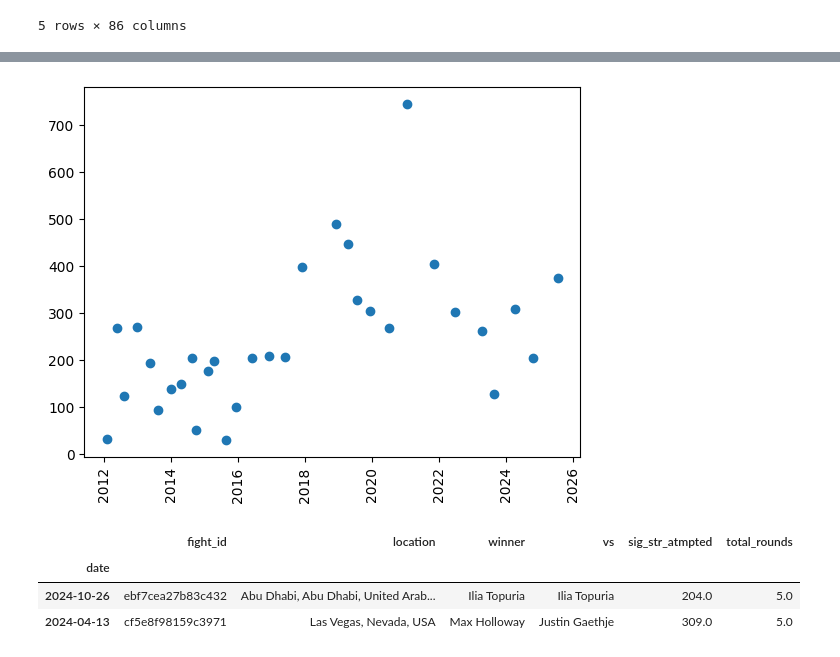
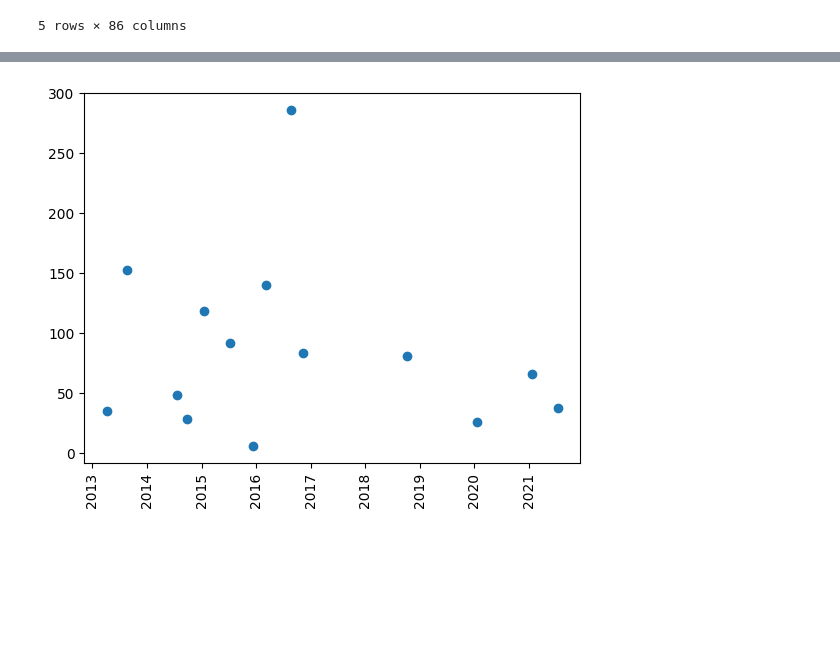
Before and after one commit to ATalaveraDev/UFC_analisys, a Jupyter notebook: notebooks/fighter.ipynb, the cells around one changed output, grey strips where cells are left out. Cells and saved outputs as stored; diff of their text form; code cells hidden in the pictures; blank space fills up the shorter version.

Commit message:
Fighter analisys

```diff
--- a/notebooks/fighter.ipynb
+++ b/notebooks/fighter.ipynb
@@ -36,19 +36,21 @@ csv_file.head()
 # %%
 events_file = pd.read_csv('../data/event_details.csv')
 
-df_holloway = pd.concat([
-    csv_file.loc[csv_file["r_name"] == "Max Holloway", ["fight_id", "b_name", "r_sig_str_atmpted", "total_rounds"]].rename(columns={"r_id": "id", "b_name": "vs", "r_sig_str_atmpted": "sig_str_atmpted"}),
-    csv_file.loc[csv_file["b_name"] == "Max Holloway", ["fight_id", "r_name", "b_sig_str_atmpted", "total_rounds"]].rename(columns={"b_id": "id", "r_name": "vs", "b_sig_str_atmpted": "sig_str_atmpted"})
+fighter = 'Conor McGregor'
+
+df_fighter = pd.concat([
+    csv_file.loc[csv_file["r_name"] == fighter, ["fight_id", "b_name", "r_sig_str_atmpted", "total_rounds"]].rename(columns={"r_id": "id", "b_name": "vs", "r_sig_str_atmpted": "sig_str_atmpted"}),
+    csv_file.loc[csv_file["b_name"] == fighter, ["fight_id", "r_name", "b_sig_str_atmpted", "total_rounds"]].rename(columns={"b_id": "id", "r_name": "vs", "b_sig_str_atmpted": "sig_str_atmpted"})
 ], ignore_index=True)
 
-max_holloway_stats = pd.merge(
+fighter_strk_atmptd_stats = pd.merge(
   events_file[['fight_id', 'location', 'date', 'winner']],
-  df_holloway[['fight_id', 'vs', 'sig_str_atmpted', 'total_rounds']],
+  df_fighter[['fight_id', 'vs', 'sig_str_atmpted', 'total_rounds']],
   on="fight_id",
   how="inner"
 )
-max_holloway_stats['date'] = pd.to_datetime(max_holloway_stats.loc[:, 'date'])
+fighter_strk_atmptd_stats['date'] = pd.to_datetime(fighter_strk_atmptd_stats.loc[:, 'date'])
 
-max_holloway_stats
+fighter_strk_atmptd_stats
 # %% [output]
 |  | fight_id | location | date | winner | vs | sig_str_atmpted | total_rounds |
@@ -71,16 +71,8 @@ max_holloway_stats
 # %%
 import matplotlib.pyplot as plt
 
 fig, ax = plt.subplots()
 plt.xticks(rotation=90)
-_ = ax.scatter(max_holloway_stats['date'], max_holloway_stats['sig_str_atmpted'])
+_ = ax.scatter(fighter_strk_atmptd_stats['date'], fighter_strk_atmptd_stats['sig_str_atmpted'])
 # %% [output]
-[figure, old version]
+[figure, new version]
-# %%
-a = max_holloway_stats.set_index('date')
-a.loc['2024']
-# %% [output]
-|  | fight_id | location | winner | vs | sig_str_atmpted | total_rounds |
-| date |  |  |  |  |  |  |
-| 2024-10-26 | ebf7cea27b83c432 | Abu Dhabi, Abu Dhabi, United Arab... | Ilia Topuria | Ilia Topuria | 204.0 | 5.0 |
-| 2024-04-13 | cf5e8f98159c3971 | Las Vegas, Nevada, USA | Max Holloway | Justin Gaethje | 309.0 | 5.0 |
```
Also changed, not shown: parts of 1 cell of this notebook.
